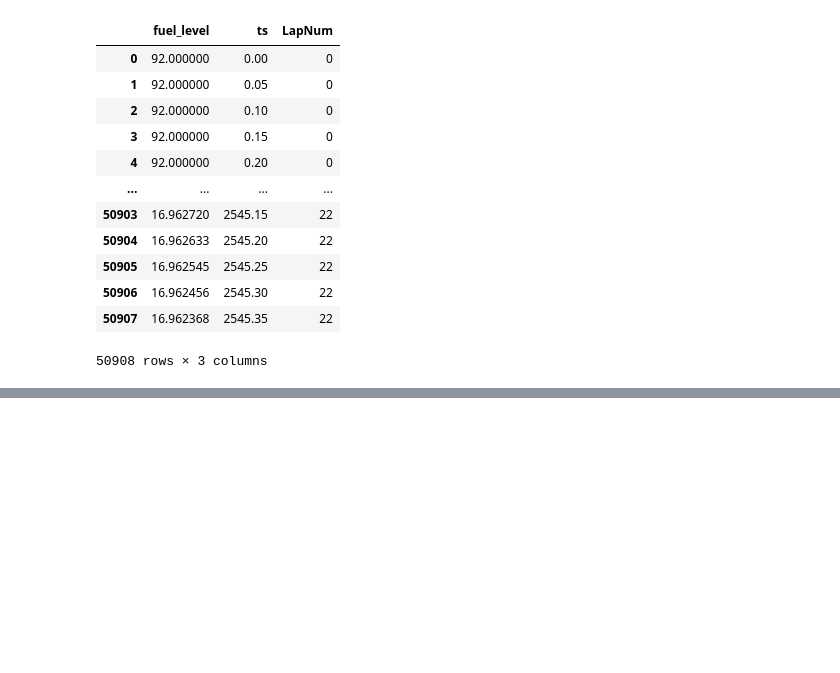
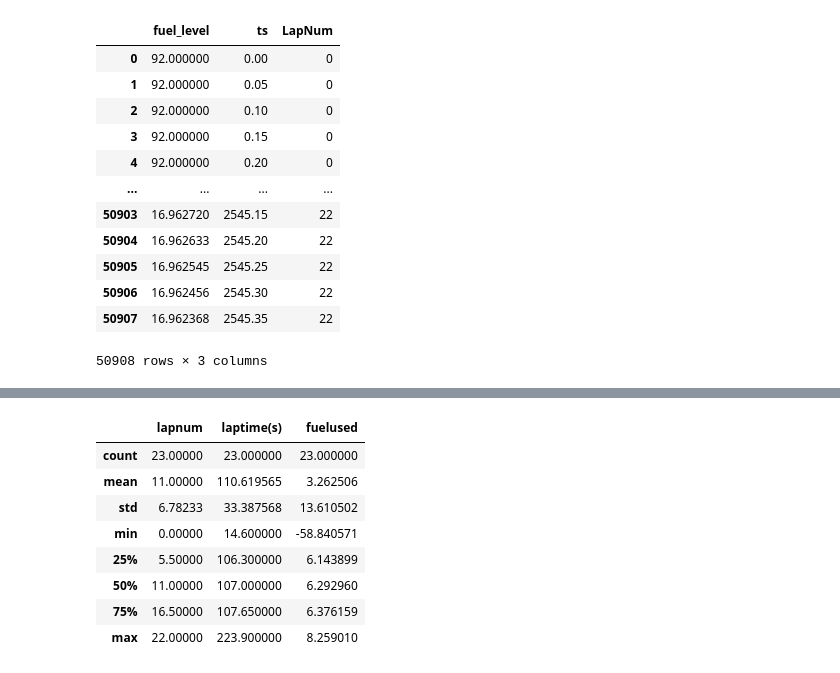
Before and after one commit to OhOmah/LeMansUltimateFuelCalculator, a Jupyter notebook: LMU_Pitstop_calculator.ipynb, the cells around one changed output, grey strips where cells are left out. Drawn from its saved outputs; the diff is of its cells as text; code cells hidden in the pictures; blank space fills up the shorter version.

```diff
--- a/LMU_Pitstop_calculator.ipynb
+++ b/LMU_Pitstop_calculator.ipynb
@@ -158,0 +233,12 @@ fuel_level
+# %%
+fuel_usage.describe()
+# %% [output]
+|  | lapnum | laptime(s) | fuelused |
+| count | 23.00000 | 23.000000 | 23.000000 |
+| mean | 11.00000 | 110.619565 | 3.262506 |
+| std | 6.78233 | 33.387568 | 13.610502 |
+| min | 0.00000 | 14.600000 | -58.840571 |
+| 25% | 5.50000 | 106.300000 | 6.143899 |
+| 50% | 11.00000 | 107.000000 | 6.292960 |
+| 75% | 16.50000 | 107.650000 | 6.376159 |
+| max | 22.00000 | 223.900000 | 8.259010 |
```
Also changed, not shown: parts of 7 cells of this notebook.
